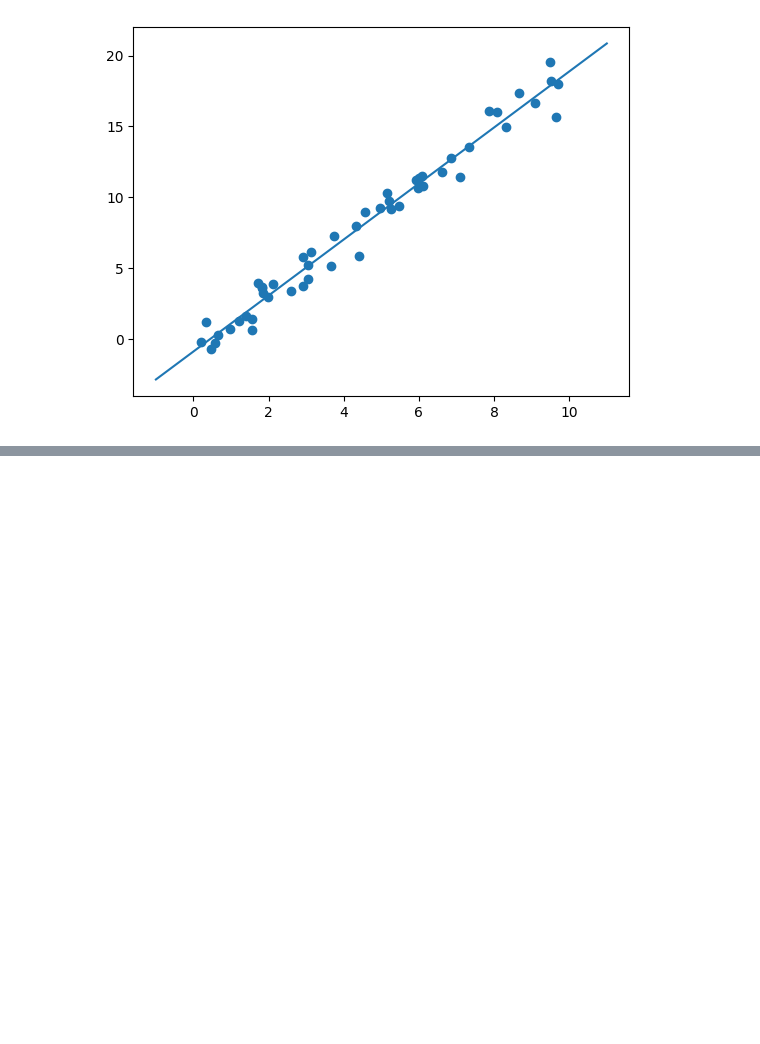
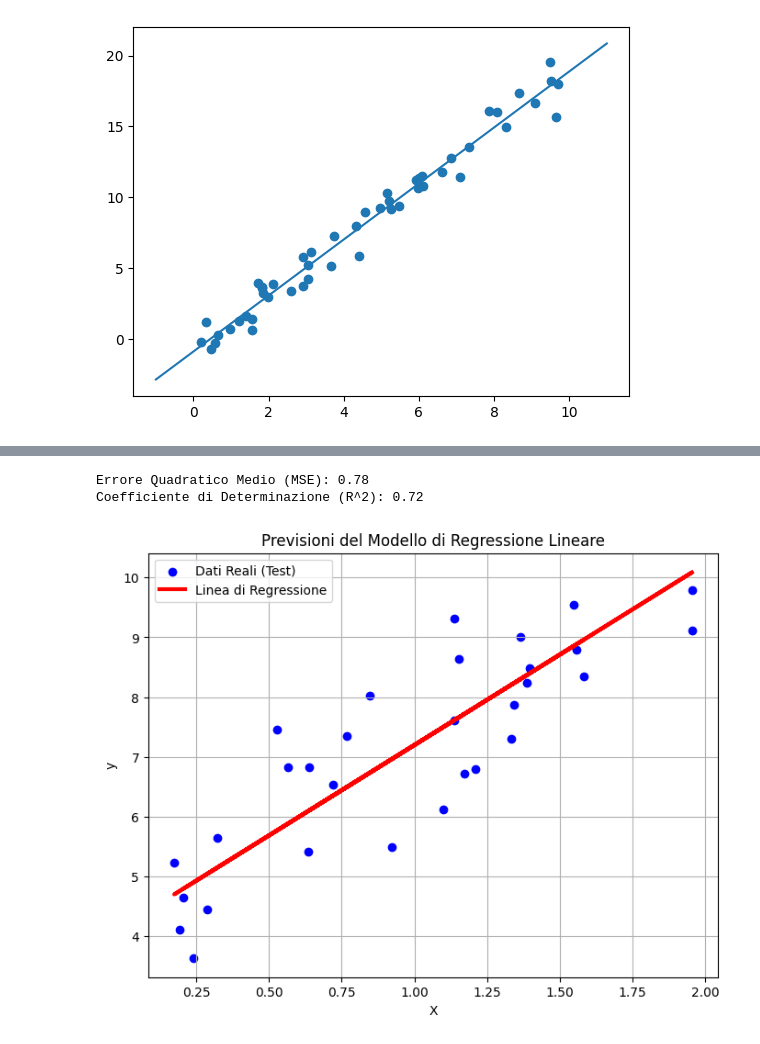
Before and after one commit to francescobifulco/python_corso, a Jupyter notebook: librerie grfiche/1)Scikit_Learn.ipynb, the cells around one changed output, grey strips where cells are left out. Cells and saved outputs as stored; diff of their text form; code cells hidden in the pictures; blank space fills up the shorter version.

```diff
--- a/librerie grfiche/1)Scikit_Learn.ipynb
+++ b/librerie grfiche/1)Scikit_Learn.ipynb
@@ -204,0 +290,3 @@ plt.plot(xfit, yfit)
+# %%
+# 3. Dividere i dati in set di addestramento e test
+X_train, X_test, y_train, y_test = train_test_split(X, y, test_size=0.3, random_state=42)
@@ -204,0 +307,4 @@ plt.plot(xfit, yfit)
+# %%
+# 5. Effettuare previsioni sul set di test
+y_pred = model.predict(X_test)
+y_pred
@@ -204,0 +329,22 @@ plt.plot(xfit, yfit)
+# %%
+# 6. Valutare il modello
+mse = mean_squared_error(y_test, y_pred)
+r2 = r2_score(y_test, y_pred)
+
+print(f"\nErrore Quadratico Medio (MSE): {mse:.2f}")
+print(f"Coefficiente di Determinazione (R^2): {r2:.2f}")
+
+# Visualizzare la linea di regressione sul set di test (opzionale)
+plt.figure(figsize=(8, 6))
+plt.scatter(X_test, y_test, color='blue', label='Dati Reali (Test)')
+plt.plot(X_test, y_pred, color='red', linewidth=3, label='Linea di Regressione')
+plt.title('Previsioni del Modello di Regressione Lineare')
+plt.xlabel('X')
+plt.ylabel('y')
+plt.legend()
+plt.grid(True)
+plt.show()
+# %% [output]
+Errore Quadratico Medio (MSE): 0.78
+Coefficiente di Determinazione (R^2): 0.72
+[figure, added]
```
Also changed, not shown: parts of 10 cells of this notebook, 4 other files.
